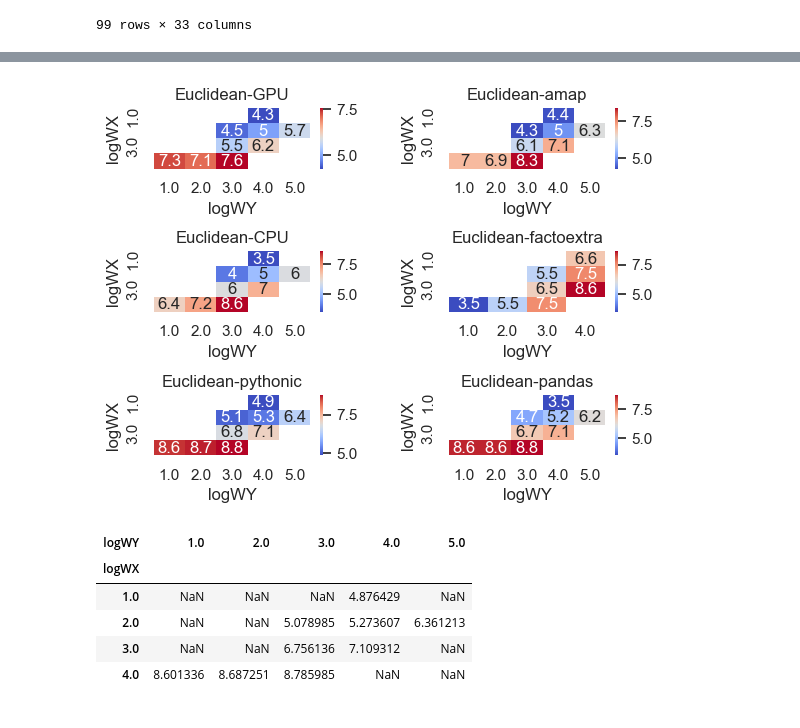
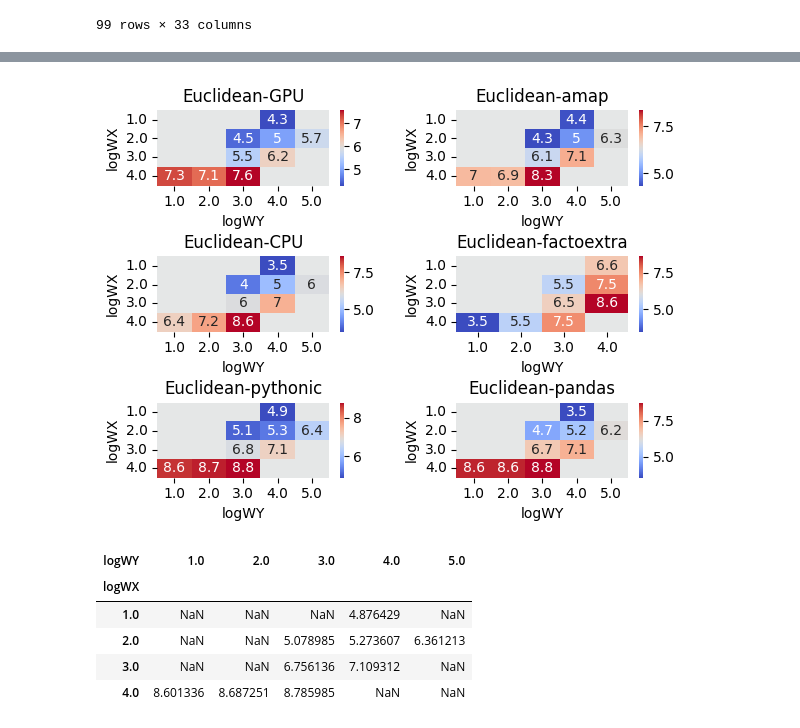
Before and after one commit to lab-medvedeva/Article-GADES, a Jupyter notebook: reproducibility/Plots.ipynb, the cells around one changed output, grey strips where cells are left out. Saved outputs shown, nothing was run; the diff lists cells and outputs as text; code cells hidden in the pictures.

Commit message:
Updated plot data

```diff
--- a/reproducibility/Plots.ipynb
+++ b/reproducibility/Plots.ipynb
@@ -223,34 +223,41 @@ matrix15 = matrix15[matrix15["method"]=="pythonic"].pivot('logWX','logWY','logMe
 
 matrix16 = df[df['metric']=="euclidean"]
 matrix16 = matrix16[matrix16["method"]=="pandas"].pivot('logWX','logWY','logMeanTime')
 #matrix9.fillna(-1,inplace=True)
 
 matrix17 = df[df['metric']=="pearson"]
 matrix17 = matrix17[matrix17["method"]=="pandas"].pivot('logWX','logWY','logMeanTime')
 #matrix10.fillna(-1,inplace=True)
 
 matrix18 = df[df['metric']=="kendall"]
 matrix18 = matrix18[matrix18["method"]=="pandas"].pivot('logWX','logWY','logMeanTime')
 #matrix11.fillna(-1,inplace=True)
 
 
 
 stdmtx = np.full((4, 5), 11)
  #stdmtx.isnull().astype(int)
 #matrix2
 #matrix1
 fig, axs = plt.subplots(nrows=3,ncols=2)
 plt.tight_layout(pad=3.0)
+
+axs[0,0].set_facecolor('#E5E7E7')
+axs[0,1].set_facecolor('#E5E7E7')
+axs[1,0].set_facecolor('#E5E7E7')
+axs[1,1].set_facecolor('#E5E7E7')
+axs[2,0].set_facecolor('#E5E7E7')
+axs[2,1].set_facecolor('#E5E7E7')
 sns.heatmap(matrix1, cmap="coolwarm", annot=True,ax=axs[0][0]).set_title("Euclidean-GPU")
 sns.heatmap(matrix2, cmap="coolwarm", annot=True,ax=axs[0][1]).set_title("Euclidean-amap")
 sns.heatmap(matrix8, cmap="coolwarm", annot=True,ax=axs[1][0]).set_title("Euclidean-CPU")
 sns.heatmap(matrix9, cmap="coolwarm", annot=True,ax=axs[1][1]).set_title("Euclidean-factoextra")
 sns.heatmap(matrix13, cmap="coolwarm", annot=True,ax=axs[2][0]).set_title("Euclidean-pythonic")
 sns.heatmap(matrix16, cmap="coolwarm", annot=True,ax=axs[2][1]).set_title("Euclidean-pandas")
 
 plt.savefig('colmat_bench_generated.png',dpi=200)
 # %% [output]
-[figure, old version]
+[figure, new version]
 # %%
 matrix13
 # %% [output]
```
Also changed, not shown: parts of 16 cells of this notebook, 1 other file.
